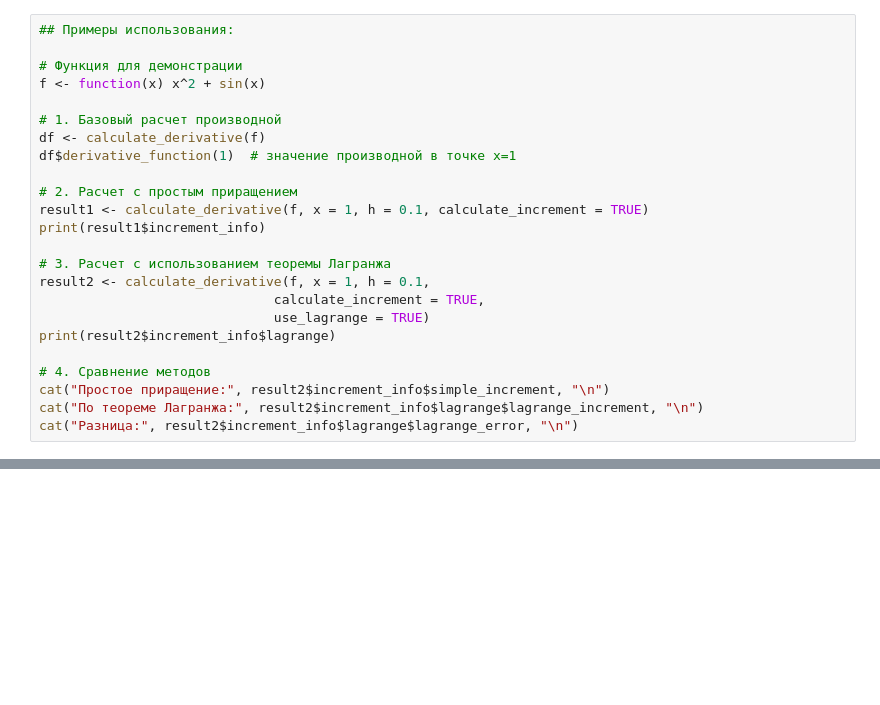
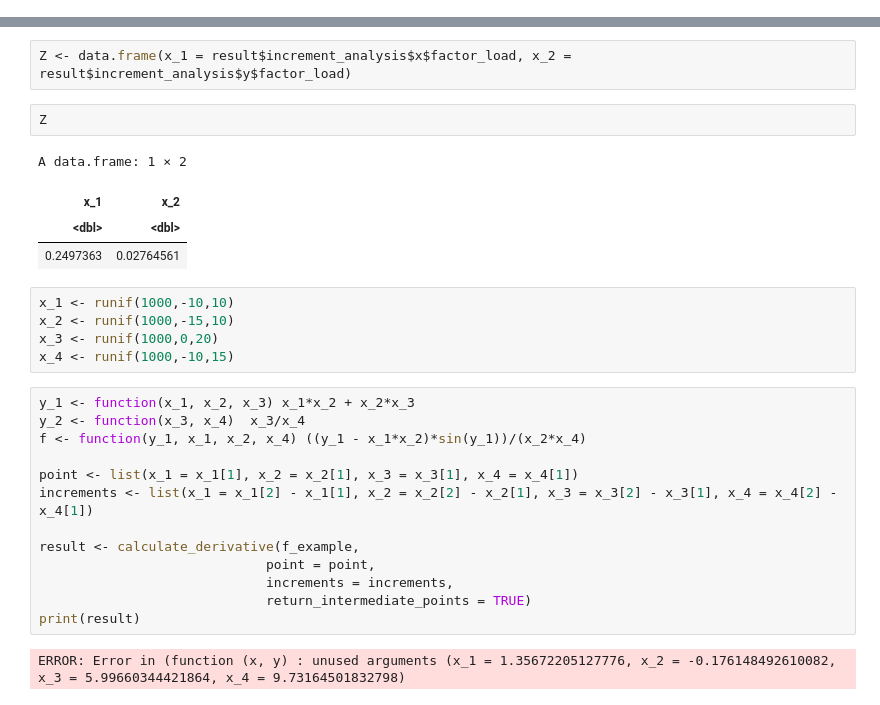
Before and after one commit to antonsysoev/Ass, a Jupyter notebook: Untitled64.ipynb, the cells around one changed output, grey strips where cells are left out. Drawn from its saved outputs; the diff is of its cells as text; blank space fills up the shorter version.

```diff
--- a/Untitled64.ipynb
+++ b/Untitled64.ipynb
@@ -106,24 +2,0 @@ calculate_derivative <- function(f, variable = "x", order = 1,
-# %%
-## Примеры использования:
-
-# Функция для демонстрации
-f <- function(x) x^2 + sin(x)
-
-# 1. Базовый расчет производной
-df <- calculate_derivative(f)
-df$derivative_function(1)  # значение производной в точке x=1
-
-# 2. Расчет с простым приращением
-result1 <- calculate_derivative(f, x = 1, h = 0.1, calculate_increment = TRUE)
-print(result1$increment_info)
-
-# 3. Расчет с использованием теоремы Лагранжа
-result2 <- calculate_derivative(f, x = 1, h = 0.1,
-                              calculate_increment = TRUE,
-                              use_lagrange = TRUE)
-print(result2$increment_info$lagrange)
-
-# 4. Сравнение методов
-cat("Простое приращение:", result2$increment_info$simple_increment, "\n")
-cat("По теореме Лагранжа:", result2$increment_info$lagrange$lagrange_increment, "\n")
-cat("Разница:", result2$increment_info$lagrange$lagrange_error, "\n")
@@ -913,2 +225,31 @@ List of 6
   .. ..$ status            : chr "success"
  - attr(*, "class")= chr "derivative_result"
+# %%
+Z <- data.frame(x_1 = result$increment_analysis$x$factor_load, x_2 = result$increment_analysis$y$factor_load)
+# %%
+Z
+# %% [output]
+A data.frame: 1 × 2
+| x_1 | x_2 |
+| <dbl> | <dbl> |
+| 0.2497363 | 0.02764561 |
+# %%
+x_1 <- runif(1000,-10,10)
+x_2 <- runif(1000,-15,10)
+x_3 <- runif(1000,0,20)
+x_4 <- runif(1000,-10,15)
+# %%
+y_1 <- function(x_1, x_2, x_3) x_1*x_2 + x_2*x_3
+y_2 <- function(x_3, x_4)  x_3/x_4
+f <- function(y_1, x_1, x_2, x_4) ((y_1 - x_1*x_2)*sin(y_1))/(x_2*x_4)
+
+point <- list(x_1 = x_1[1], x_2 = x_2[1], x_3 = x_3[1], x_4 = x_4[1])
+increments <- list(x_1 = x_1[2] - x_1[1], x_2 = x_2[2] - x_2[1], x_3 = x_3[2] - x_3[1], x_4 = x_4[2] - x_4[1])
+
+result <- calculate_derivative(f_example,
+                             point = point,
+                             increments = increments,
+                             return_intermediate_points = TRUE)
+print(result)
+# %% [output]
+ERROR: Error in (function (x, y) : unused arguments (x_1 = 1.35672205127776, x_2 = -0.176148492610082, x_3 = 5.99660344421864, x_4 = 9.73164501832798)
```
Also changed, not shown: parts of 16 cells of this notebook.
